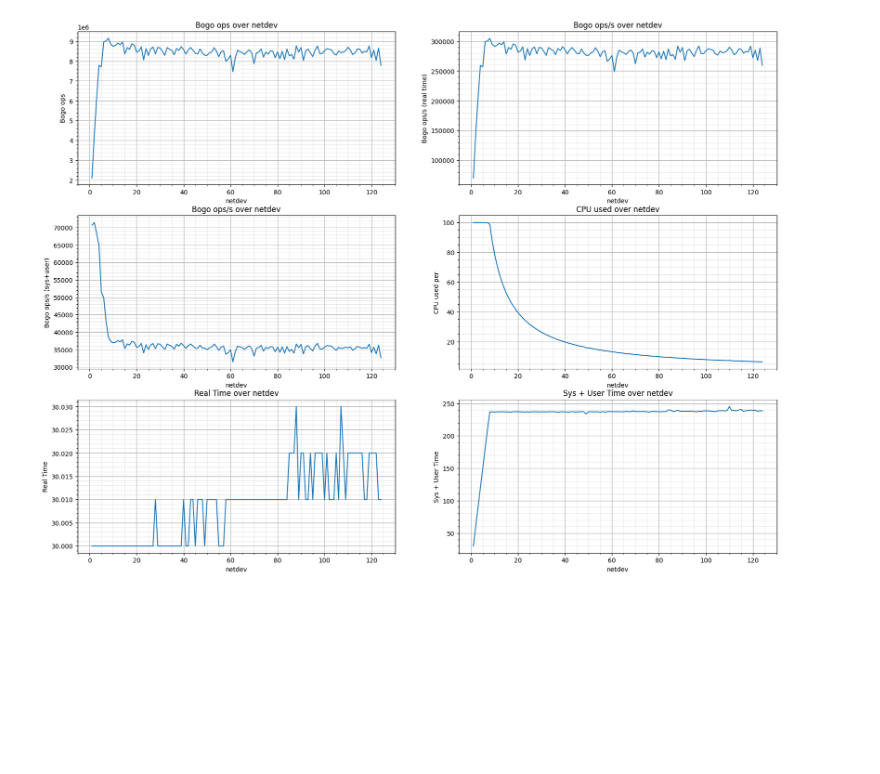
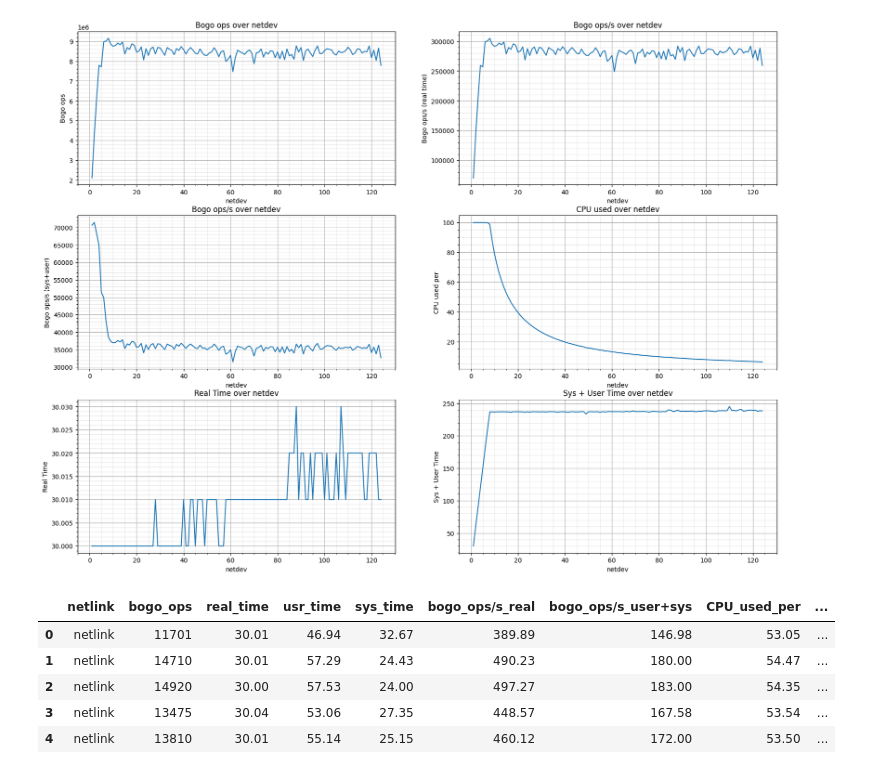
Before and after one commit to AaLexUser/operating-systems, a Jupyter notebook: Lab1/network/graphs.ipynb, the cells around one changed output. Saved outputs shown, nothing was run; the diff lists cells and outputs as text; code cells hidden in the pictures; blank space fills up the shorter version.

```diff
--- a/Lab1/network/graphs.ipynb
+++ b/Lab1/network/graphs.ipynb
@@ -119,3 +119,14 @@ plt.savefig('./image/netdev-bogops.png')
 plt.show()
 # %% [output]
 [figure]
+# %%
+df = pd.read_csv('./csv/netlink-proc.csv', delimiter=";")
+df['sys+user'] = df['usr_time'] + df['sys_time']
+df.head()
+# %% [output]
+|  | netlink | bogo_ops | real_time | usr_time | sys_time | bogo_ops/s_real | bogo_ops/s_user+sys | CPU_used_per | ... |
+| 0 | netlink | 11701 | 30.01 | 46.94 | 32.67 | 389.89 | 146.98 | 53.05 | ... |
+| 1 | netlink | 14710 | 30.01 | 57.29 | 24.43 | 490.23 | 180.00 | 54.47 | ... |
+| 2 | netlink | 14920 | 30.00 | 57.53 | 24.00 | 497.27 | 183.00 | 54.35 | ... |
+| 3 | netlink | 13475 | 30.04 | 53.06 | 27.35 | 448.57 | 167.58 | 53.54 | ... |
+| 4 | netlink | 13810 | 30.01 | 55.14 | 25.15 | 460.12 | 172.00 | 53.50 | ... |
```
Also changed, not shown: parts of 1 cell of this notebook, 9 other files.
